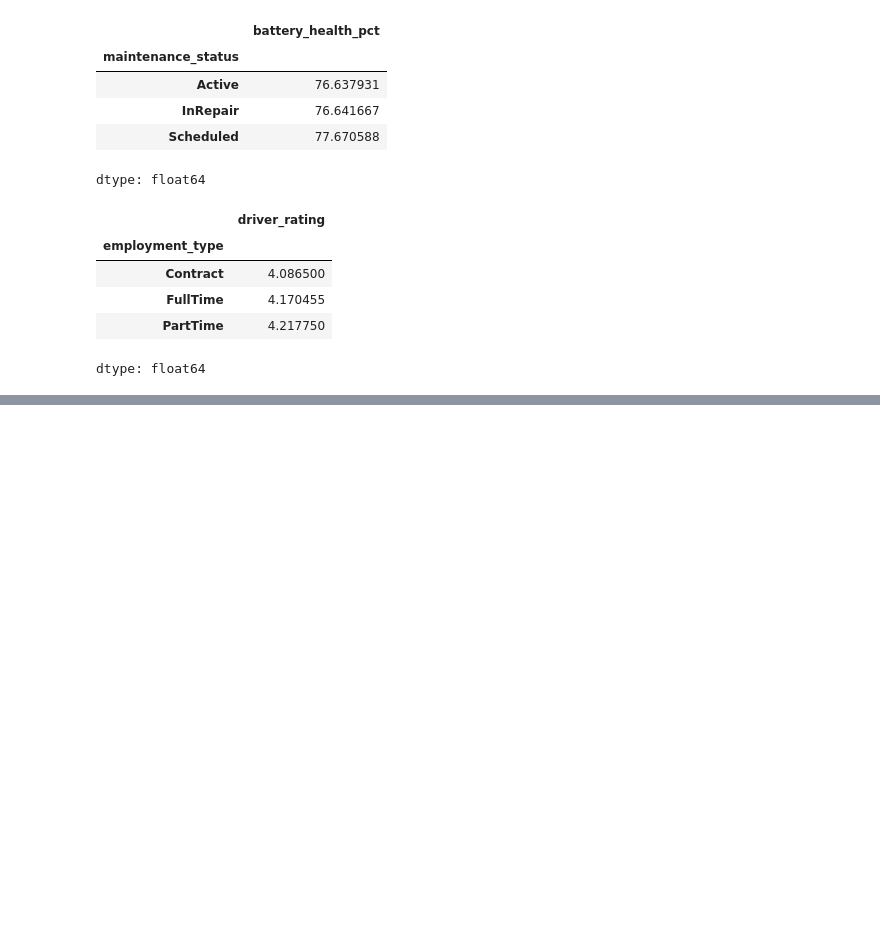
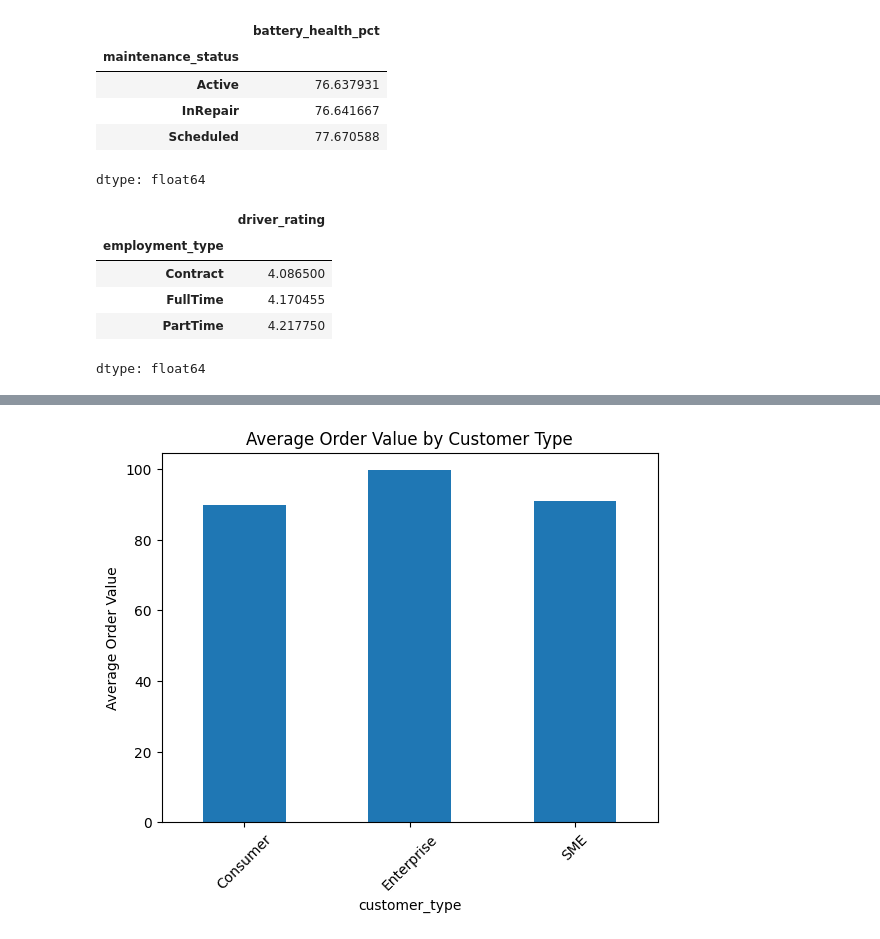
Before and after one commit to fathmafidzz2004-hash/CourseWorkRepository, a Jupyter notebook: Untitled20.ipynb, the cells around one changed output, grey strips where cells are left out. Saved outputs shown, nothing was run; the diff lists cells and outputs as text; code cells hidden in the pictures; blank space fills up the shorter version.

```diff
--- a/Untitled20.ipynb
+++ b/Untitled20.ipynb
@@ -201,0 +252,4 @@ dtype: float64
+# %%
+orders_customers = orders.merge(customers, on="customer_id", how="left")
+
+orders_customers.head()
@@ -201,0 +303,14 @@ dtype: float64
+# %%
+import matplotlib.pyplot as plt
+
+orders_customers.groupby("customer_type")["order_value"] \
+.mean() \
+.plot(kind="bar")
+
+plt.title("Average Order Value by Customer Type")
+plt.ylabel("Average Order Value")
+plt.xticks(rotation=45)
+
+plt.show()
+# %% [output]
+[figure, added]
```
Also changed, not shown: parts of 22 cells of this notebook.
